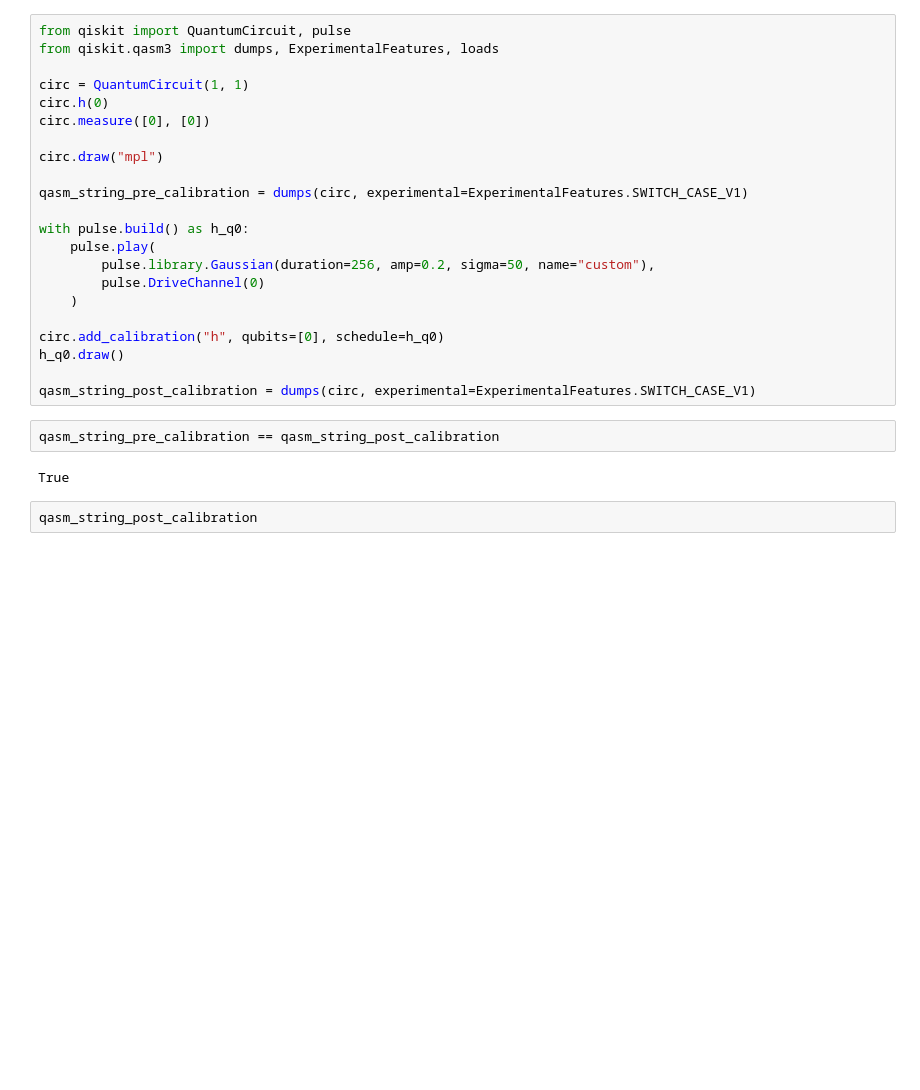
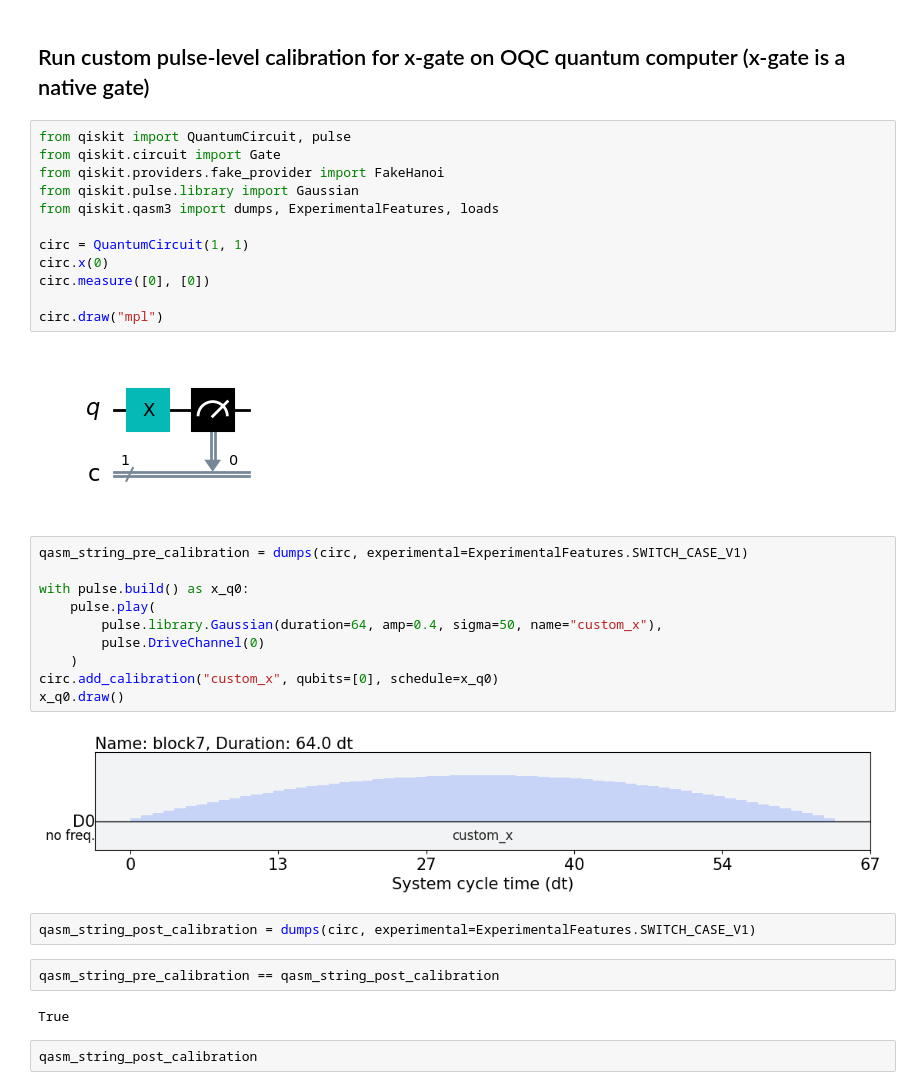
Before and after one commit to lukasvoss/Quantum_Optimal_Control, a Jupyter notebook: 00_AWS/03_pulse_level/qiskit_to_qasm3.ipynb, the cells around one changed output. Cells and saved outputs as stored; diff of their text form; blank space fills up the shorter version.

```diff
--- a/00_AWS/03_pulse_level/qiskit_to_qasm3.ipynb
+++ b/00_AWS/03_pulse_level/qiskit_to_qasm3.ipynb
@@ -1,25 +1,33 @@
+# %% [markdown]
+## Run custom pulse-level calibration for x-gate on OQC quantum computer (x-gate is a native gate)
+# %%
+from qiskit import QuantumCircuit, pulse
+from qiskit.circuit import Gate
+from qiskit.providers.fake_provider import FakeHanoi
+from qiskit.pulse.library import Gaussian
+from qiskit.qasm3 import dumps, ExperimentalFeatures, loads
+
+circ = QuantumCircuit(1, 1)
+circ.x(0)
+circ.measure([0], [0])
+
+circ.draw("mpl")
+# %% [output]
+[figure, added]
 # %%
-from qiskit import QuantumCircuit, pulse
-from qiskit.qasm3 import dumps, ExperimentalFeatures, loads
-
-circ = QuantumCircuit(1, 1)
-circ.h(0)
-circ.measure([0], [0])
-
-circ.draw("mpl")
-
 qasm_string_pre_calibration = dumps(circ, experimental=ExperimentalFeatures.SWITCH_CASE_V1)
 
-with pulse.build() as h_q0:
+with pulse.build() as x_q0:
     pulse.play(
-        pulse.library.Gaussian(duration=256, amp=0.2, sigma=50, name="custom"),
+        pulse.library.Gaussian(duration=64, amp=0.4, sigma=50, name="custom_x"),
         pulse.DriveChannel(0)
     )
-
-circ.add_calibration("h", qubits=[0], schedule=h_q0)
-h_q0.draw()
-
-qasm_string_post_calibration = dumps(circ, experimental=ExperimentalFeatures.SWITCH_CASE_V1)
+circ.add_calibration("custom_x", qubits=[0], schedule=x_q0)
+x_q0.draw()
+# %% [output]
+[figure, added]
+# %%
+qasm_string_post_calibration = dumps(circ, experimental=ExperimentalFeatures.SWITCH_CASE_V1)
 # %%
 qasm_string_pre_calibration == qasm_string_post_calibration
 # %% [output]
```
Also changed, not shown: parts of 4 cells of this notebook, 2 other files.
